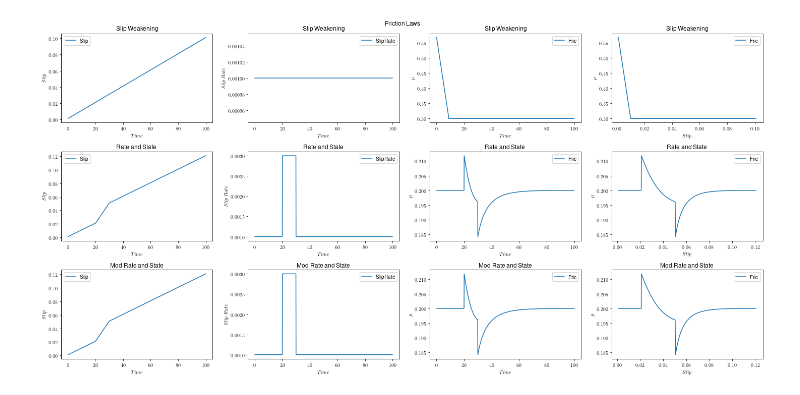
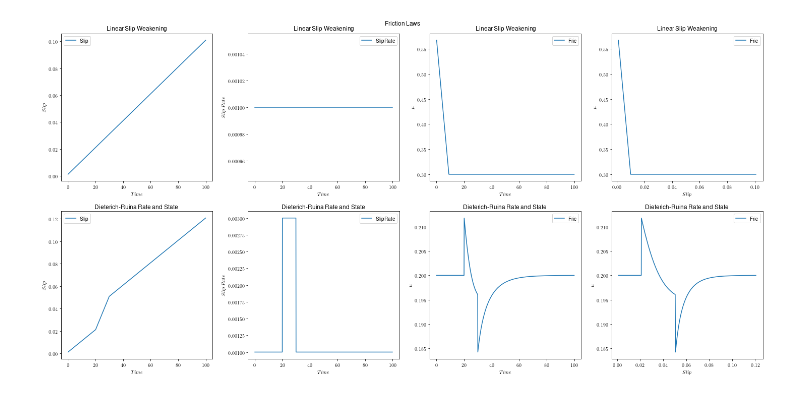
Before and after one commit to Nicolucas/TEAR, a Jupyter notebook: FrictionLaws/Python/Plotting.ipynb, the cells around one changed output. Cells and saved outputs as stored; diff of their text form; code cells hidden in the pictures.

Commit message:
Updated Plots

```diff
--- a/FrictionLaws/Python/Plotting.ipynb
+++ b/FrictionLaws/Python/Plotting.ipynb
@@ -27,23 +27,23 @@ def PlotRows(FileName,ListOfAxes,title):
     PlotRow(FileName, ["Slip","$Slip$"], ["Fric","$\mu$"], title, ListOfAxes[3])
 # %%
 ListFilenames=["../Output/TestSW.txt","../Output/TestSR.txt","../Output/TestModSR.txt"]
-Titles = ["Slip Weakening", "Rate and State", "Mod Rate and State"]
+Titles = ["Linear Slip Weakening", "Dieterich-Ruina Rate and State", "Mod Rate and State"]
 
 
 
 
 fig = plt.figure(constrained_layout=True, figsize=(20,10))
 
-gs = GridSpec(3, 4, figure=fig)
-for j in range(3):
+gs = GridSpec(2, 4, figure=fig)
+for j in range(2):
     ax1 = [fig.add_subplot(gs[j, i]) for i in range(4)]
     PlotRows(ListFilenames[j],ax1,Titles[j])
 
 
 
 fig.suptitle("Friction Laws")
 format_axes(fig)
 
 plt.show()
 # %% [output]
-[figure, old version]
+[figure, new version]
```
